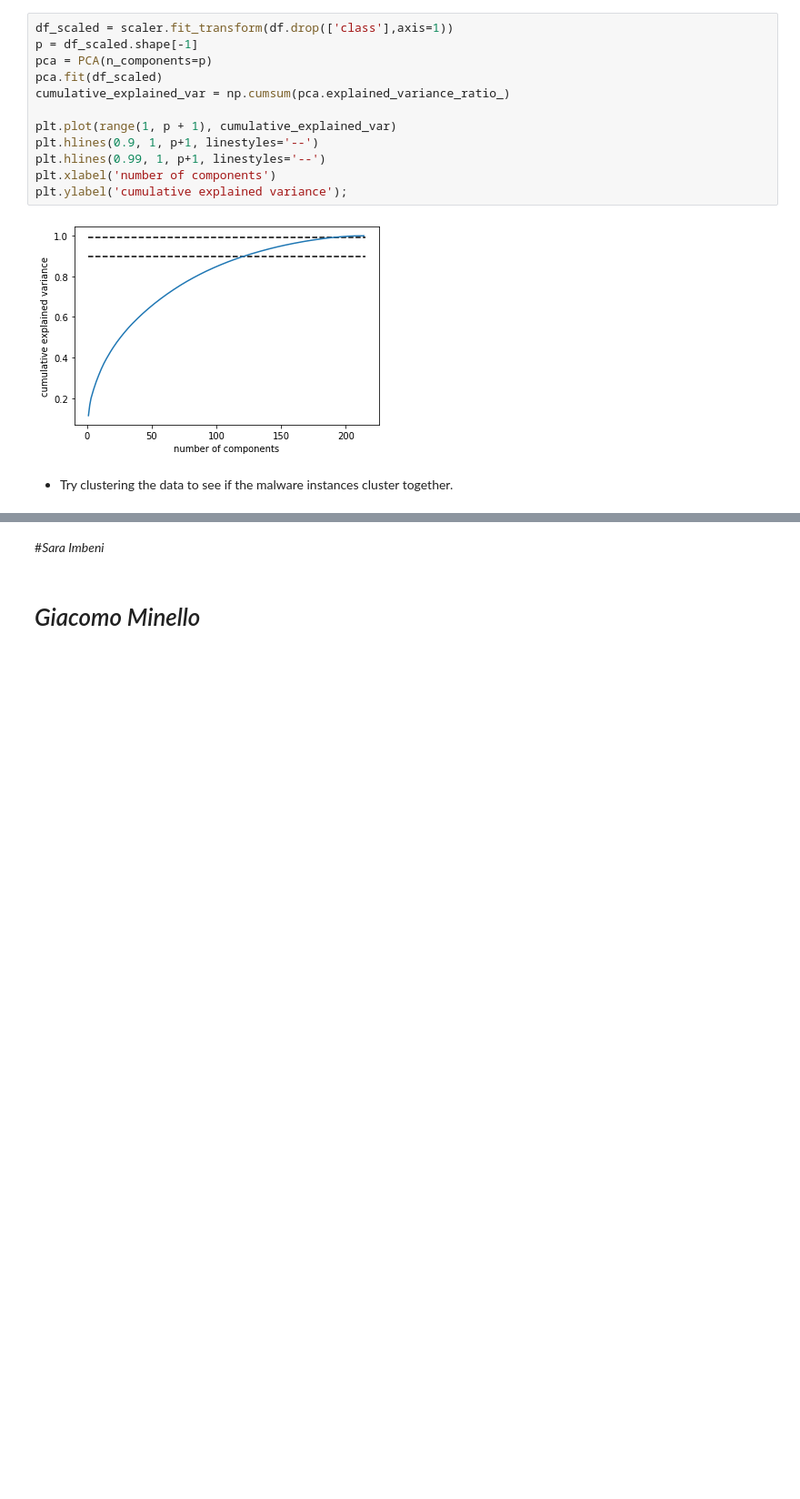
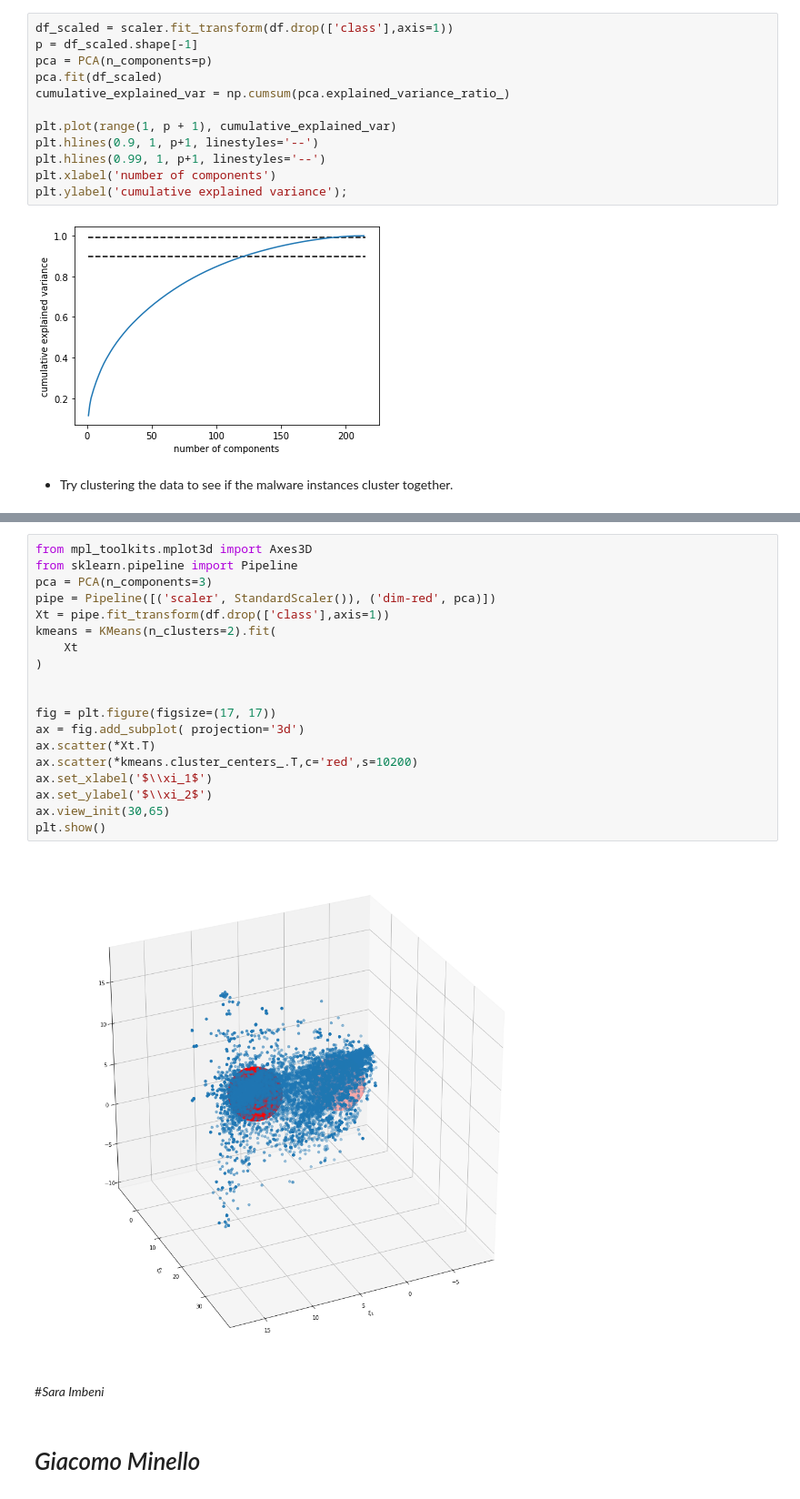
Before and after one commit to minellogiacomo/Artificial-Intelligence-for-Security, a Jupyter notebook: AI4S2.ipynb, the cells around one changed output, grey strips where cells are left out. Shown at 91% size. Cells and saved outputs as stored; diff of their text form; blank space fills up the shorter version.

```diff
--- a/AI4S2.ipynb
+++ b/AI4S2.ipynb
@@ -261,3 +445,24 @@ from sklearn.metrics import (
+# %%
+from mpl_toolkits.mplot3d import Axes3D
+from sklearn.pipeline import Pipeline
+pca = PCA(n_components=3)
+pipe = Pipeline([('scaler', StandardScaler()), ('dim-red', pca)])
+Xt = pipe.fit_transform(df.drop(['class'],axis=1))
+kmeans = KMeans(n_clusters=2).fit(
+    Xt
+)
+
+
+fig = plt.figure(figsize=(17, 17))
+ax = fig.add_subplot( projection='3d')
+ax.scatter(*Xt.T)
+ax.scatter(*kmeans.cluster_centers_.T,c='red',s=10200)
+ax.set_xlabel('$\\xi_1$')
+ax.set_ylabel('$\\xi_2$')
+ax.view_init(30,65)
+plt.show()
+# %% [output]
+[figure, added]
 # %% [markdown]
 #*Sara Imbeni*
 # %% [markdown]
```
Also changed, not shown: parts of 15 cells of this notebook.
